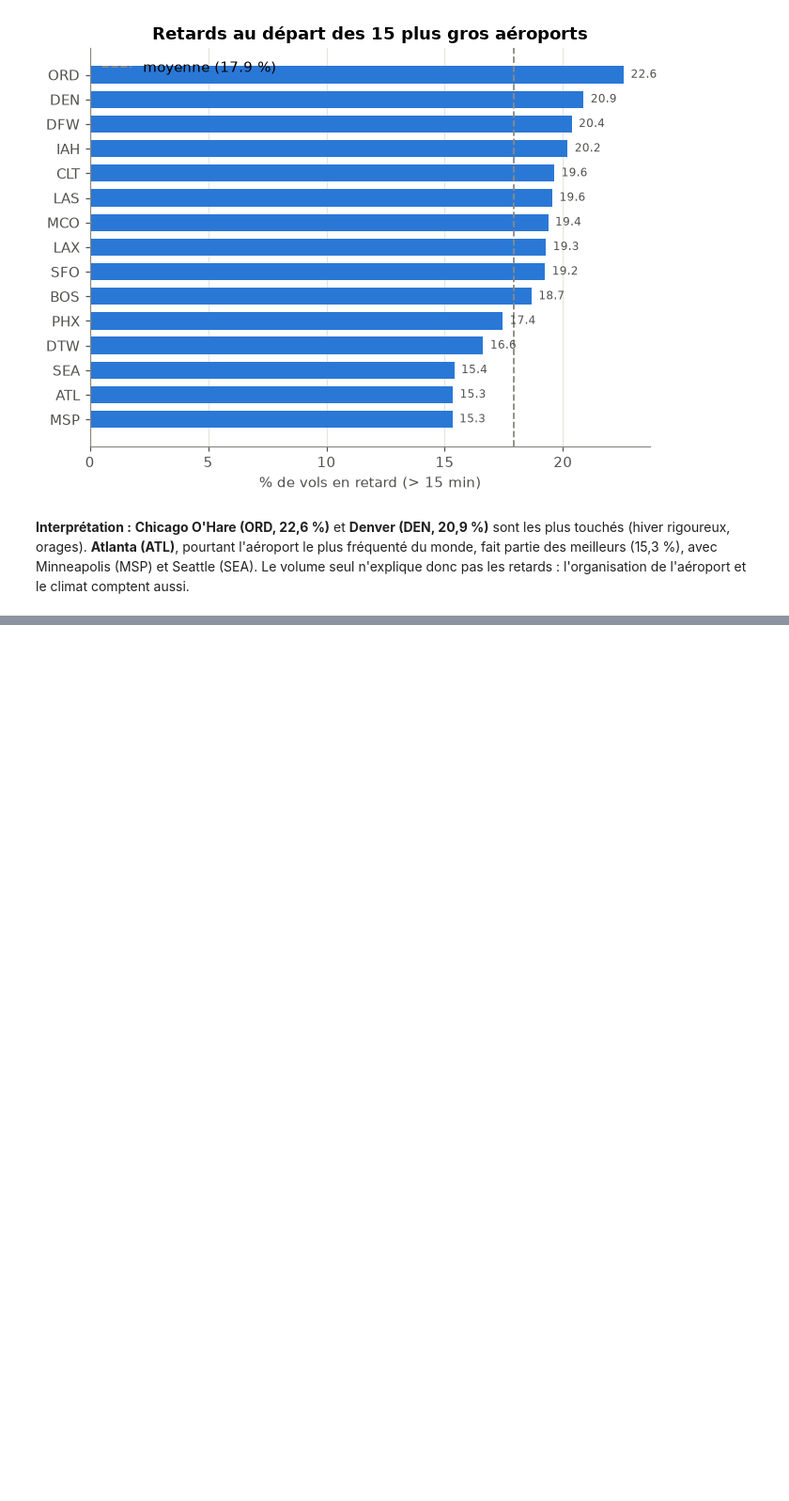
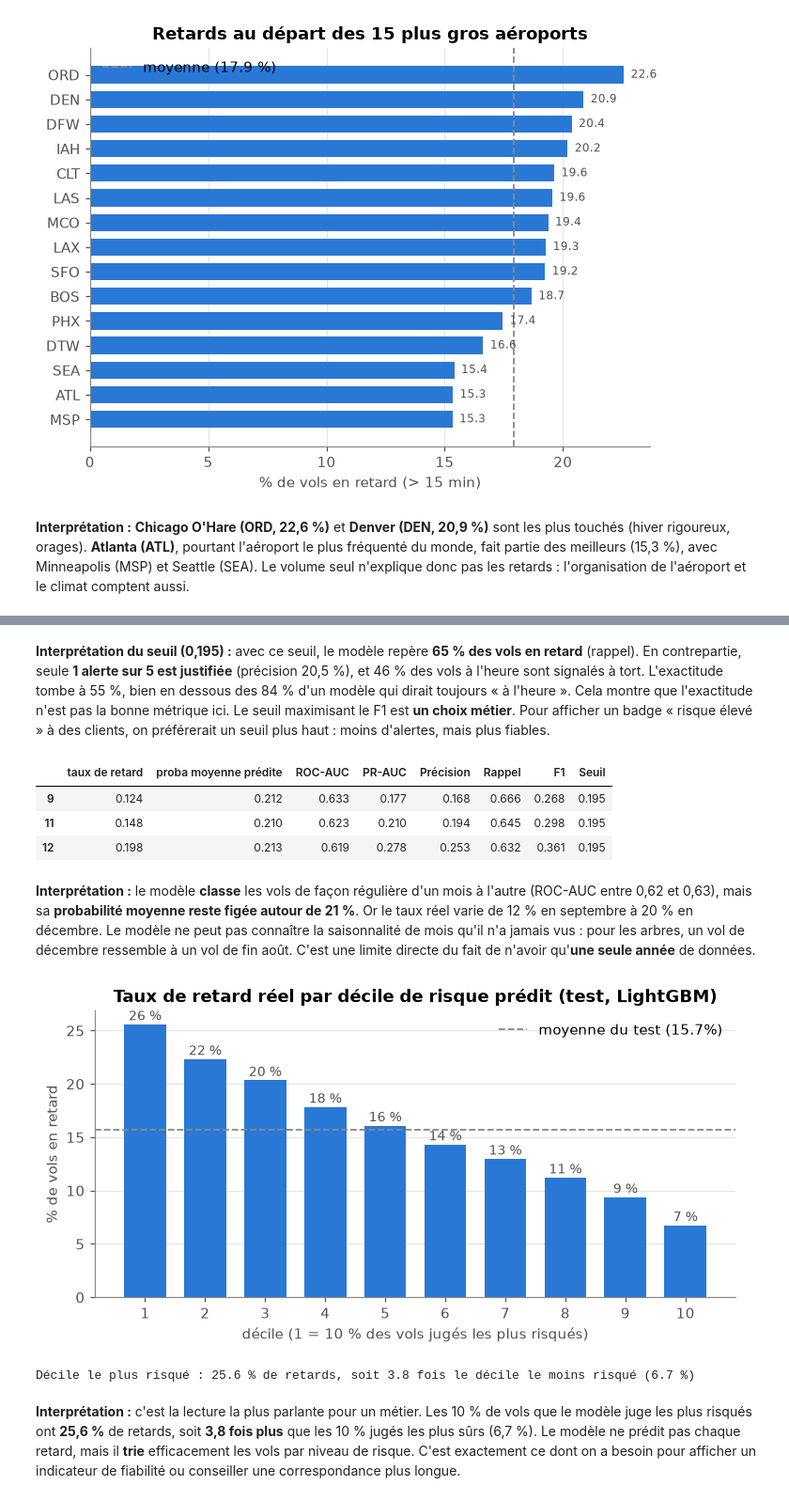
Before and after one commit to amenallahsallemi9-cell/flight-delay-prediction, a Jupyter notebook: notebooks/retards_avion.ipynb, the cells around one changed output, grey strips where cells are left out. Shown at 94% size. Saved outputs shown, nothing was run; the diff lists cells and outputs as text; code cells hidden in the pictures; blank space fills up the shorter version.

```diff
--- a/notebooks/retards_avion.ipynb
+++ b/notebooks/retards_avion.ipynb
@@ -163,0 +449,34 @@ plt.show()
+# %% [markdown]
+**Interprétation du seuil (0,195) :** avec ce seuil, le modèle repère **65 % des vols en retard** (rappel). En contrepartie, seule **1 alerte sur 5 est justifiée** (précision 20,5 %), et 46 % des vols à l'heure sont signalés à tort. L'exactitude tombe à 55 %, bien en dessous des 84 % d'un modèle qui dirait toujours « à l'heure ». Cela montre que l'exactitude n'est pas la bonne métrique ici. Le seuil maximisant le F1 est **un choix métier**. Pour afficher un badge « risque élevé » à des clients, on préférerait un seuil plus haut : moins d'alertes, mais plus fiables.
+# %%
+# Résultats par mois de test : la proportion de retards varie beaucoup d'un mois à l'autre
+par_mois = pd.DataFrame({m: E.metriques(y_test[X_test["MONTH"] == m], proba_lgbm[X_test["MONTH"] == m], SEUIL)
+                         for m in F.MOIS_TEST}).T
+par_mois.insert(0, "taux de retard", [y_test[X_test["MONTH"] == m].mean() for m in F.MOIS_TEST])
+par_mois.insert(1, "proba moyenne prédite", [proba_lgbm[X_test["MONTH"] == m].mean() for m in F.MOIS_TEST])
+par_mois.round(3)
+# %% [output]
+|  | taux de retard | proba moyenne prédite | ROC-AUC | PR-AUC | Précision | Rappel | F1 | Seuil |
+| 9 | 0.124 | 0.212 | 0.633 | 0.177 | 0.168 | 0.666 | 0.268 | 0.195 |
+| 11 | 0.148 | 0.210 | 0.623 | 0.210 | 0.194 | 0.645 | 0.298 | 0.195 |
+| 12 | 0.198 | 0.213 | 0.619 | 0.278 | 0.253 | 0.632 | 0.361 | 0.195 |
+# %% [markdown]
+**Interprétation :** le modèle **classe** les vols de façon régulière d'un mois à l'autre (ROC-AUC entre 0,62 et 0,63), mais sa **probabilité moyenne reste figée autour de 21 %**. Or le taux réel varie de 12 % en septembre à 20 % en décembre. Le modèle ne peut pas connaître la saisonnalité de mois qu'il n'a jamais vus : pour les arbres, un vol de décembre ressemble à un vol de fin août. C'est une limite directe du fait de n'avoir qu'**une seule année** de données.
+# %%
+# Lecture « métier » : on classe les vols du test du plus risqué au moins risqué, en 10 groupes égaux
+deciles = pd.qcut(pd.Series(proba_lgbm).rank(method="first", ascending=False), 10, labels=range(1, 11))
+lift = pd.DataFrame({"y": y_test.to_numpy(), "decile": deciles}).groupby("decile", observed=True)["y"].mean().mul(100)
+fig, ax = plt.subplots(figsize=(8, 3.6))
+ax.bar(lift.index.astype(str), lift.values, color=E.BLEU, width=0.7)
+ax.axhline(y_test.mean() * 100, color=E.GRIS, ls="--", lw=1.2, label=f"moyenne du test ({y_test.mean():.1%})")
+for i, v in enumerate(lift.values):
+    ax.text(i, v + 0.4, f"{v:.0f} %", ha="center", fontsize=9, color=E.ENCRE)
+ax.set(title="Taux de retard réel par décile de risque prédit (test, LightGBM)",
+       xlabel="décile (1 = 10 % des vols jugés les plus risqués)", ylabel="% de vols en retard")
+ax.grid(axis="x", visible=False); ax.legend(); E.sauver(fig, "deciles_risque"); plt.show()
+print(f"Décile le plus risqué : {lift.iloc[0]:.1f} % de retards, soit {lift.iloc[0] / lift.iloc[-1]:.1f} fois le décile le moins risqué ({lift.iloc[-1]:.1f} %)")
+# %% [output]
+[figure, added]
+Décile le plus risqué : 25.6 % de retards, soit 3.8 fois le décile le moins risqué (6.7 %)
+# %% [markdown]
+**Interprétation :** c'est la lecture la plus parlante pour un métier. Les 10 % de vols que le modèle juge les plus risqués ont **25,6 %** de retards, soit **3,8 fois plus** que les 10 % jugés les plus sûrs (6,7 %). Le modèle ne prédit pas chaque retard, mais il **trie** efficacement les vols par niveau de risque. C'est exactement ce dont on a besoin pour afficher un indicateur de fiabilité ou conseiller une correspondance plus longue.
```
Also changed, not shown: parts of 27 cells of this notebook, 4 other files.
